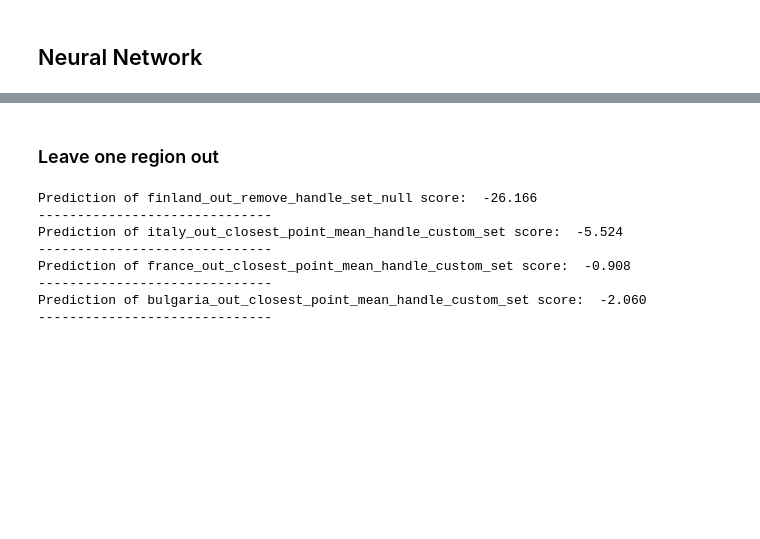
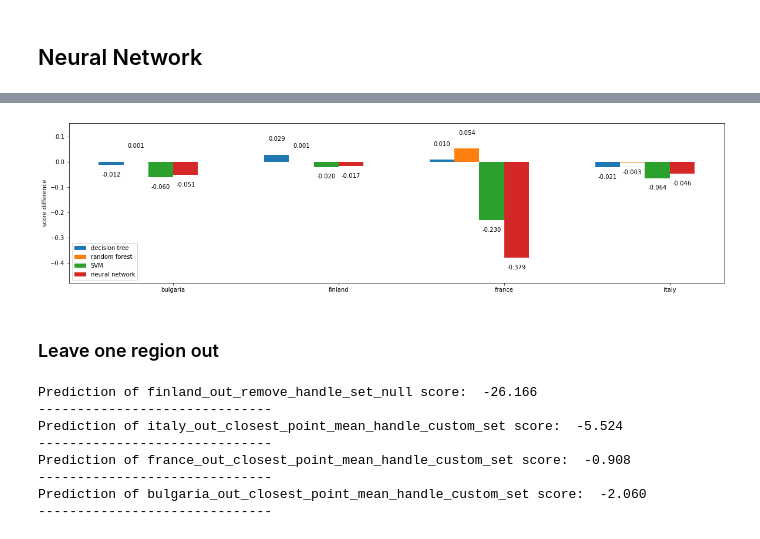
Before and after one commit to vincenzomadaghiele/Regression-of-biodiversity-indicators, a Jupyter notebook: Regression/regression.ipynb, the cells around one changed output, grey strips where cells are left out. Cells and saved outputs as stored; diff of their text form; code cells hidden in the pictures; blank space fills up the shorter version.

```diff
--- a/Regression/regression.ipynb
+++ b/Regression/regression.ipynb
@@ -567,3 +572,8 @@ italy_out_closest_point_mean_handle_custom_set  best all data model score:
+# %%
+diff = all_score - regional_score
+plot_score(diff, regional_label, model_label, 'score difference')
+# %% [output]
+[figure, added]
 # %% [markdown]
 ### Leave one region out
 # %%
```
Also changed, not shown: parts of 30 cells of this notebook, 1 other file.
